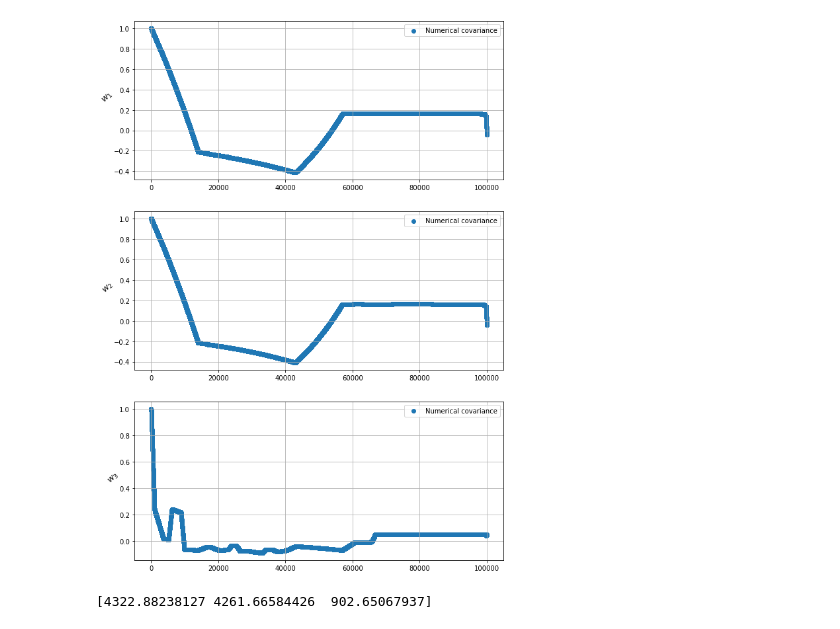
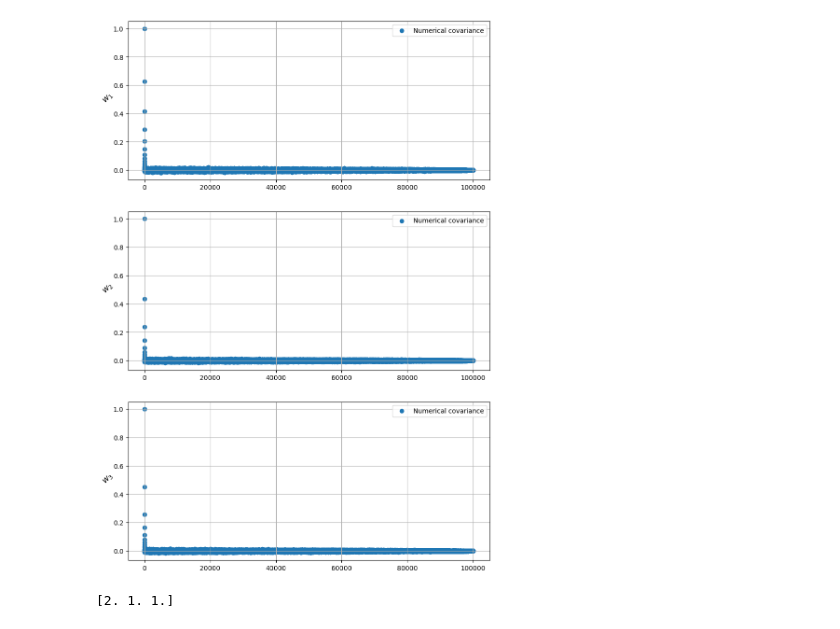
Before and after one commit to marcgrillo/dirichlet, a Jupyter notebook: notebook2.ipynb, the cells around one changed output. Cells and saved outputs as stored; diff of their text form; code cells hidden in the pictures.

```diff
--- a/notebook2.ipynb
+++ b/notebook2.ipynb
@@ -181,7 +181,7 @@ print(xt)
 # %%
-a = 0.7
+a = 3
 alpha = np.ones(n_pars)*a
-a_prop = 0.5
+a_prop = 3
 alpha_prop = np.ones(n_pars)*a_prop
 
 n = int(1e5)
@@ -266,24 +306,28 @@ plt.close()
 # %%
-nn = 100000
-smp = samples
-covs = []
-for k in tqdm.tqdm( range(nn) ):
-    covs.append( np.mean( ( smp[:len(smp)-k] - np.mean(smp, axis = 0) ) * ( smp[k:] - np.mean(smp, axis = 0) ) , axis = 0) )
-cors = np.array(covs)/np.array(covs)[0]
-covs = np.transpose( np.array(covs) )
-cors = np.transpose(cors)
+smp = np.transpose(samples)
+nn = len(samples)
+
+def autocor(data):
+    mean = np.mean(data)
+    var = np.var(data)
+    # Normalized data
+    ndata = data - mean
+    acorr = np.correlate(ndata, ndata, 'full')[len(ndata)-1:]
+    acorr = acorr / var / len(ndata)
+    return acorr
+
 
 fig, axs = plt.subplots( n_pars, figsize = [10,15] )
 x = np.arange(0, nn)
 for i in range(n_pars):
     axs[i].set_ylabel(f'$w_{i+1}$', rotation = 45, size = '13')
-    axs[i].scatter(x, cors[i], label = 'Numerical covariance')
+    axs[i].scatter(x, autocor(smp[i]), label = 'Numerical covariance')
     axs[i].grid()
     axs[i].legend()
 plt.show()
 plt.close()
 taus = 1 + 2*np.sum(cors, axis = 1)
 print(taus)
 # %% [output]
-[figure, old version]
+[figure, new version]
-[4322.88238127 4261.66584426  902.65067937]
+[2. 1. 1.]
```
Also changed, not shown: parts of 5 cells of this notebook.
